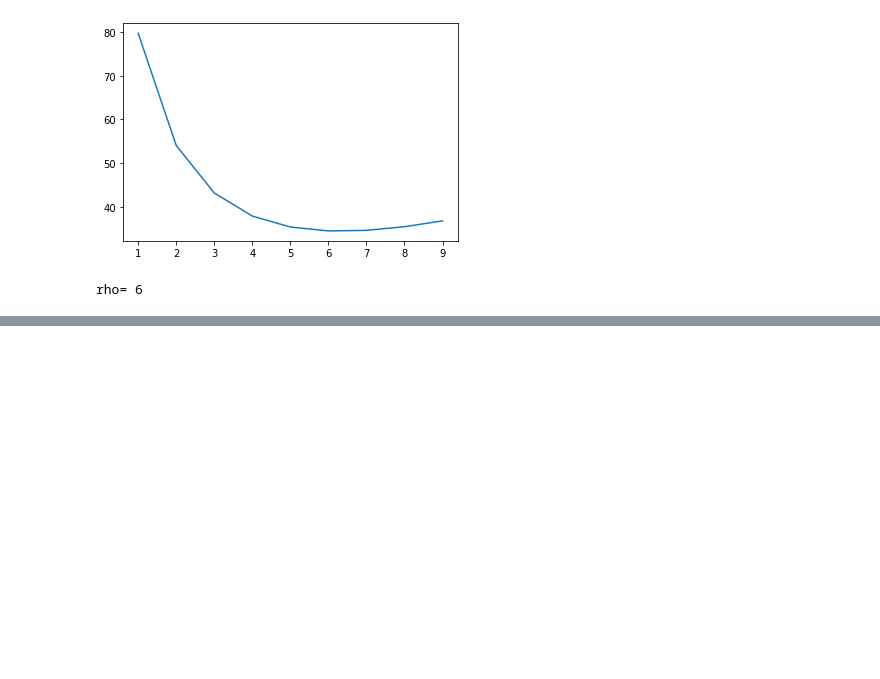
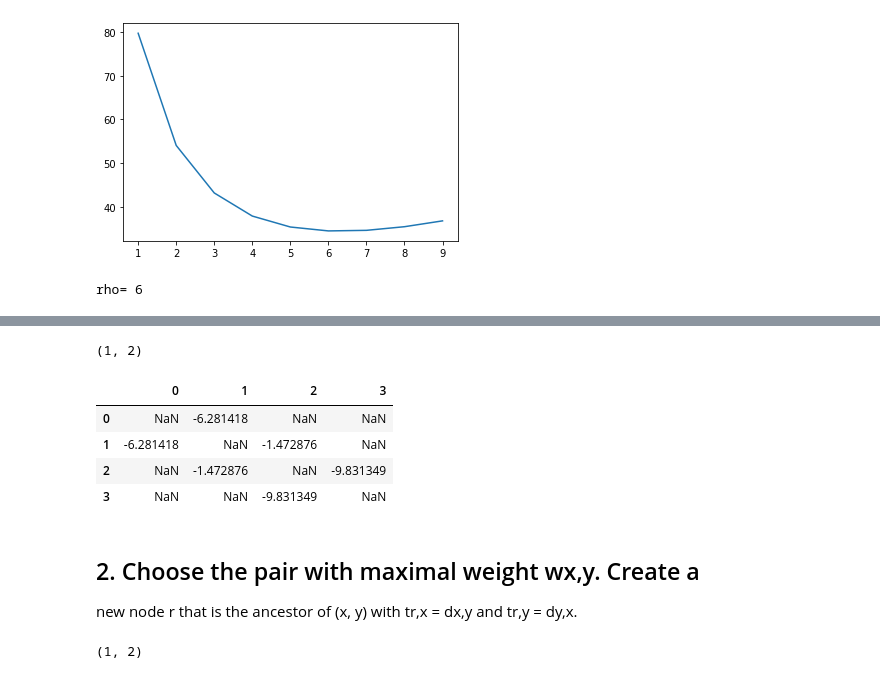
Before and after one commit to maepz/CRISPR_distance, a Jupyter notebook: CRISPR_distance_brouillon.ipynb, the cells around one changed output, grey strips where cells are left out. Cells and saved outputs as stored; diff of their text form; code cells hidden in the pictures; blank space fills up the shorter version.

```diff
--- a/CRISPR_distance_brouillon.ipynb
+++ b/CRISPR_distance_brouillon.ipynb
@@ -1099,0 +1249,41 @@ rho= 6
+# %%
+
+def get_weights_for_all_pairs(df):
+    '''
+    Given a non-reversible distance matrix as pandas DataFrame, compute the weights for all pairs (x, y). Outputs the pair with maximum weight
+    '''
+    wt=pd.DataFrame(np.nan,columns=df.columns,index=df.index)
+
+    for tu in list(itertools.permutations(df.columns,2)):
+        x=tu[0]
+        y=tu[1]
+        d_xy=df.loc[x,y]
+        d_yx=df.loc[y,x]
+        d_xz=sum(df.loc[x,:].drop([x,y]).fillna(0))
+        d_yz=sum(df.loc[y,:].drop([x,y]).fillna(0))
+        wt.loc[x,y]=((2-len(df.columns))*(d_xy+d_yx))+d_xz+d_yz
+
+    max_x=wt.max().idxmax()
+    max_y=wt.loc[wt.max().idxmax()].idxmax()
+    max_pair=(max_x,max_y)
+    return(max_pair)
+
+max_pair=get_weights_for_all_pairs(df)
+print(max_pair)
+wt
+# %% [output]
+(1, 2)
+|  | 0 | 1 | 2 | 3 |
+| 0 | NaN | -6.281418 | NaN | NaN |
+| 1 | -6.281418 | NaN | -1.472876 | NaN |
+| 2 | NaN | -1.472876 | NaN | -9.831349 |
+| 3 | NaN | NaN | -9.831349 | NaN |
+# %% [markdown]
+## 2. Choose the pair with maximal weight wx,y. Create a
+new node r that is the ancestor of (x, y) with
+tr,x = dx,y and tr,y = dy,x.
+# %%
+wt,max_pair=get_weights_for_all_pairs(df)
+print(max_pair)
+# %% [output]
+(1, 2)
```
Also changed, not shown: parts of 12 cells of this notebook, 2 other files.
